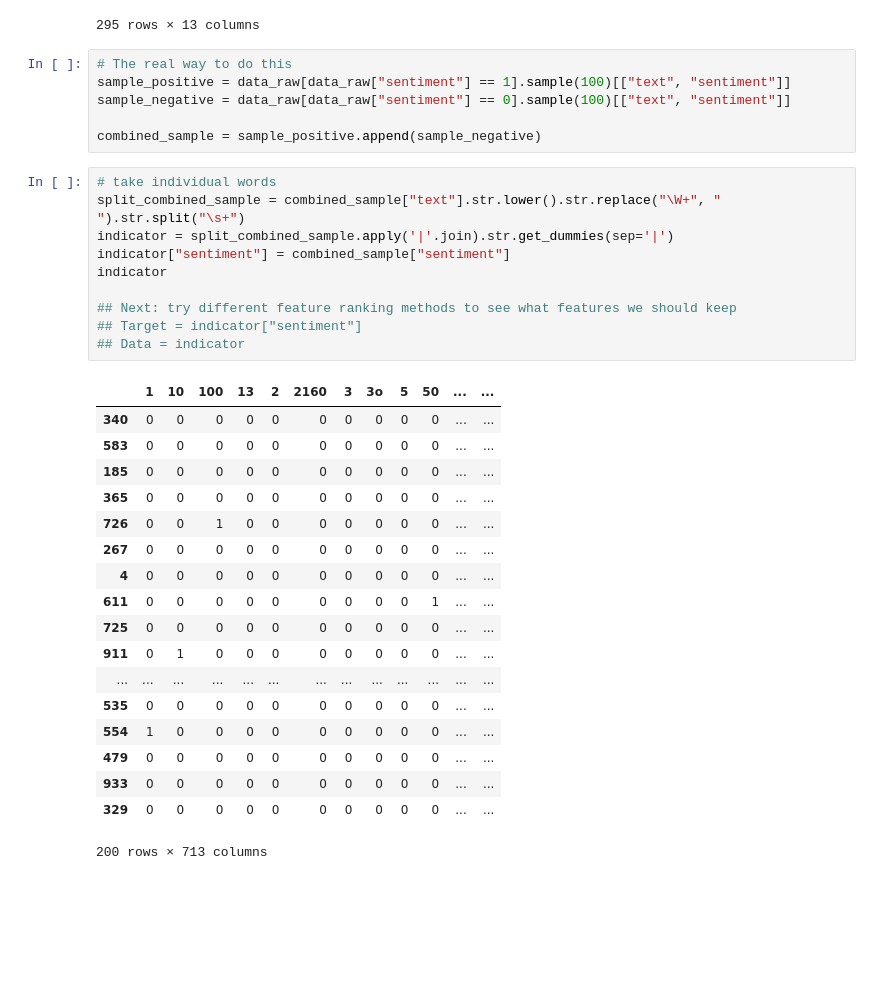
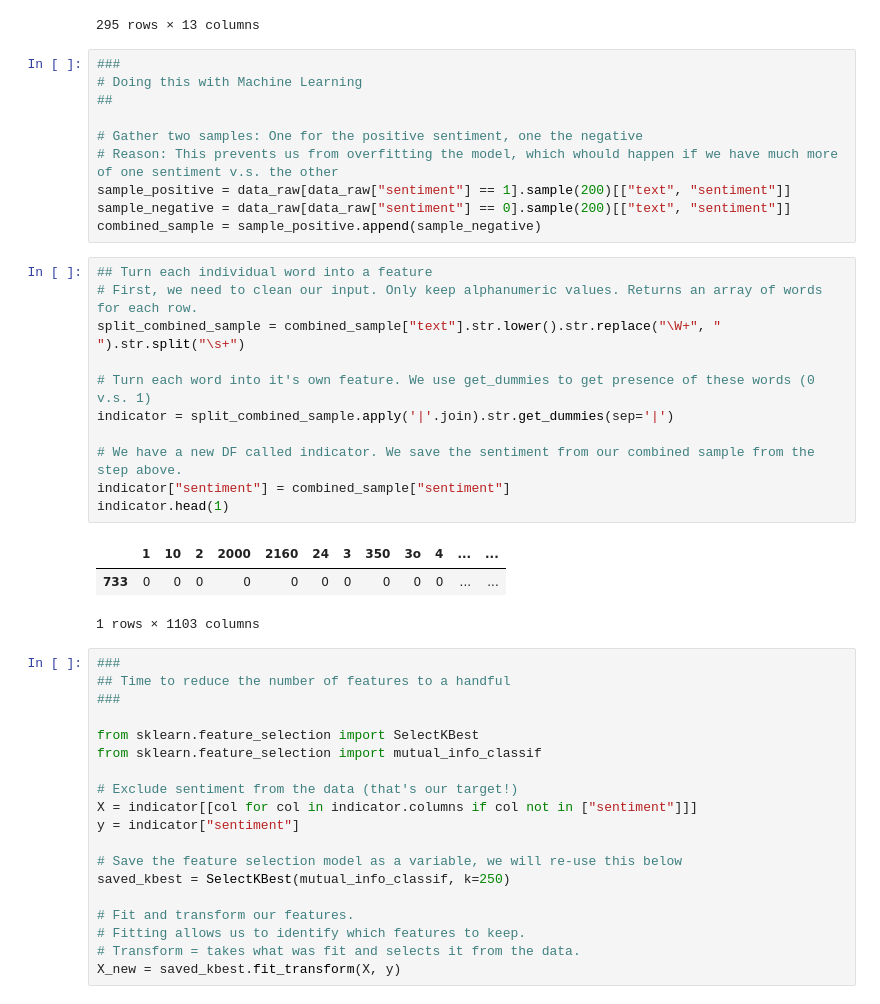
Before and after one commit to carlsednaoui/thinkful-data-science, a Jupyter notebook: coursework/unit_2/lesson_2_project_7.ipynb, the cells around one changed output. Saved outputs shown, nothing was run; the diff lists cells and outputs as text; blank space fills up the shorter version.

```diff
--- a/coursework/unit_2/lesson_2_project_7.ipynb
+++ b/coursework/unit_2/lesson_2_project_7.ipynb
@@ -87,37 +87,46 @@ data_raw[data_raw["prediction"] != data_raw["sentiment"]]
 | 985 | There was so much hype over this ... | 0 | 0 | 0 | 0 | 0 | 0 | 0 | 1 | 0 | ... |
 295 rows × 13 columns
 # %%
-# The real way to do this
-sample_positive = data_raw[data_raw["sentiment"] == 1].sample(100)[["text", "sentiment"]]
-sample_negative = data_raw[data_raw["sentiment"] == 0].sample(100)[["text", "sentiment"]]
+###
+# Doing this with Machine Learning
+##
 
+# Gather two samples: One for the positive sentiment, one the negative
+# Reason: This prevents us from overfitting the model, which whould happen if we have much more of one sentiment v.s. the other
+sample_positive = data_raw[data_raw["sentiment"] == 1].sample(200)[["text", "sentiment"]]
+sample_negative = data_raw[data_raw["sentiment"] == 0].sample(200)[["text", "sentiment"]]
 combined_sample = sample_positive.append(sample_negative)
-# %%
-# take individual words
-split_combined_sample = combined_sample["text"].str.lower().str.replace("\W+", " ").str.split("\s+")
-indicator = split_combined_sample.apply('|'.join).str.get_dummies(sep='|')
-indicator["sentiment"] = combined_sample["sentiment"]
-indicator
-
-## Next: try different feature ranking methods to see what features we should keep
-## Target = indicator["sentiment"]
-## Data = indicator
-# %% [output]
-|  | 1 | 10 | 100 | 13 | 2 | 2160 | 3 | 3o | 5 | 50 | ... | ... |
-| 340 | 0 | 0 | 0 | 0 | 0 | 0 | 0 | 0 | 0 | 0 | ... | ... |
-| 583 | 0 | 0 | 0 | 0 | 0 | 0 | 0 | 0 | 0 | 0 | ... | ... |
-| 185 | 0 | 0 | 0 | 0 | 0 | 0 | 0 | 0 | 0 | 0 | ... | ... |
-| 365 | 0 | 0 | 0 | 0 | 0 | 0 | 0 | 0 | 0 | 0 | ... | ... |
-| 726 | 0 | 0 | 1 | 0 | 0 | 0 | 0 | 0 | 0 | 0 | ... | ... |
-| 267 | 0 | 0 | 0 | 0 | 0 | 0 | 0 | 0 | 0 | 0 | ... | ... |
-| 4 | 0 | 0 | 0 | 0 | 0 | 0 | 0 | 0 | 0 | 0 | ... | ... |
-| 611 | 0 | 0 | 0 | 0 | 0 | 0 | 0 | 0 | 0 | 1 | ... | ... |
-| 725 | 0 | 0 | 0 | 0 | 0 | 0 | 0 | 0 | 0 | 0 | ... | ... |
-| 911 | 0 | 1 | 0 | 0 | 0 | 0 | 0 | 0 | 0 | 0 | ... | ... |
-| ... | ... | ... | ... | ... | ... | ... | ... | ... | ... | ... | ... | ... |
-| 535 | 0 | 0 | 0 | 0 | 0 | 0 | 0 | 0 | 0 | 0 | ... | ... |
-| 554 | 1 | 0 | 0 | 0 | 0 | 0 | 0 | 0 | 0 | 0 | ... | ... |
-| 479 | 0 | 0 | 0 | 0 | 0 | 0 | 0 | 0 | 0 | 0 | ... | ... |
-| 933 | 0 | 0 | 0 | 0 | 0 | 0 | 0 | 0 | 0 | 0 | ... | ... |
-| 329 | 0 | 0 | 0 | 0 | 0 | 0 | 0 | 0 | 0 | 0 | ... | ... |
-200 rows × 713 columns
+# %%
+## Turn each individual word into a feature
+# First, we need to clean our input. Only keep alphanumeric values. Returns an array of words for each row.
+split_combined_sample = combined_sample["text"].str.lower().str.replace("\W+", " ").str.split("\s+")
+
+# Turn each word into it's own feature. We use get_dummies to get presence of these words (0 v.s. 1)
+indicator = split_combined_sample.apply('|'.join).str.get_dummies(sep='|')
+
+# We have a new DF called indicator. We save the sentiment from our combined sample from the step above.
+indicator["sentiment"] = combined_sample["sentiment"]
+indicator.head(1)
+# %% [output]
+|  | 1 | 10 | 2 | 2000 | 2160 | 24 | 3 | 350 | 3o | 4 | ... | ... |
+| 733 | 0 | 0 | 0 | 0 | 0 | 0 | 0 | 0 | 0 | 0 | ... | ... |
+1 rows × 1103 columns
+# %%
+###
+## Time to reduce the number of features to a handful
+###
+
+from sklearn.feature_selection import SelectKBest
+from sklearn.feature_selection import mutual_info_classif
+
+# Exclude sentiment from the data (that's our target!)
+X = indicator[[col for col in indicator.columns if col not in ["sentiment"]]]
+y = indicator["sentiment"]
+
+# Save the feature selection model as a variable, we will re-use this below
+saved_kbest = SelectKBest(mutual_info_classif, k=250)
+
+# Fit and transform our features.
+# Fitting allows us to identify which features to keep.
+# Transform = takes what was fit and selects it from the data.
+X_new = saved_kbest.fit_transform(X, y)
```
Also changed, not shown: parts of 5 cells of this notebook, 4 other files.
